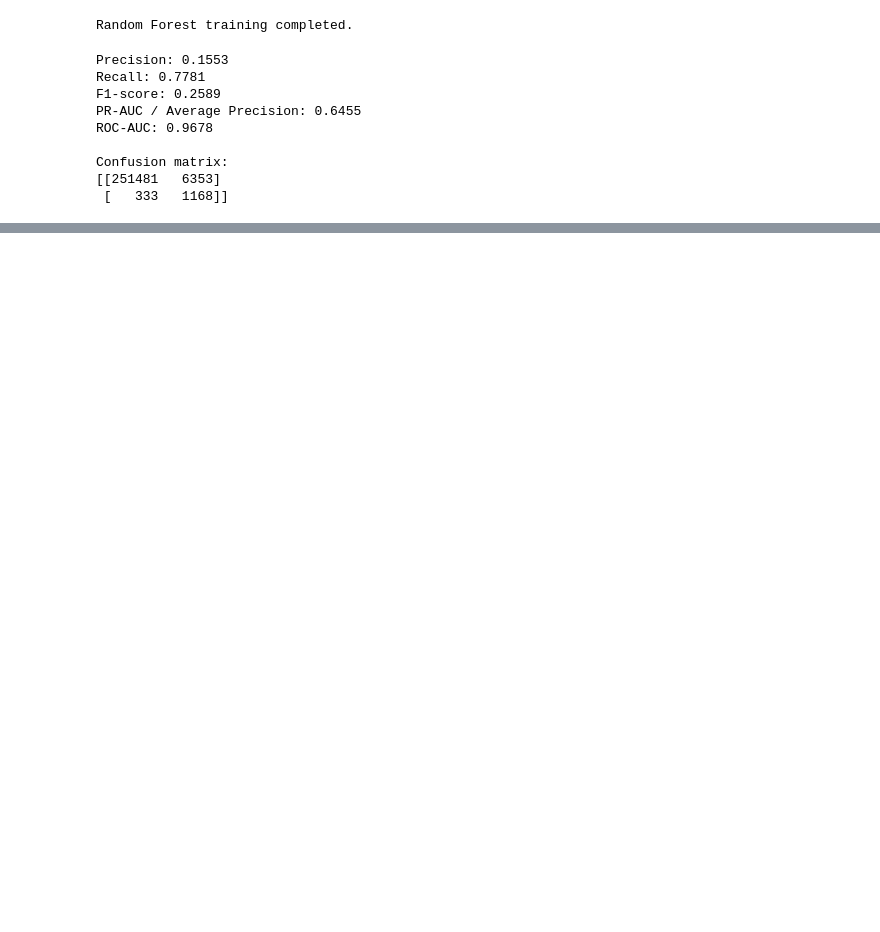
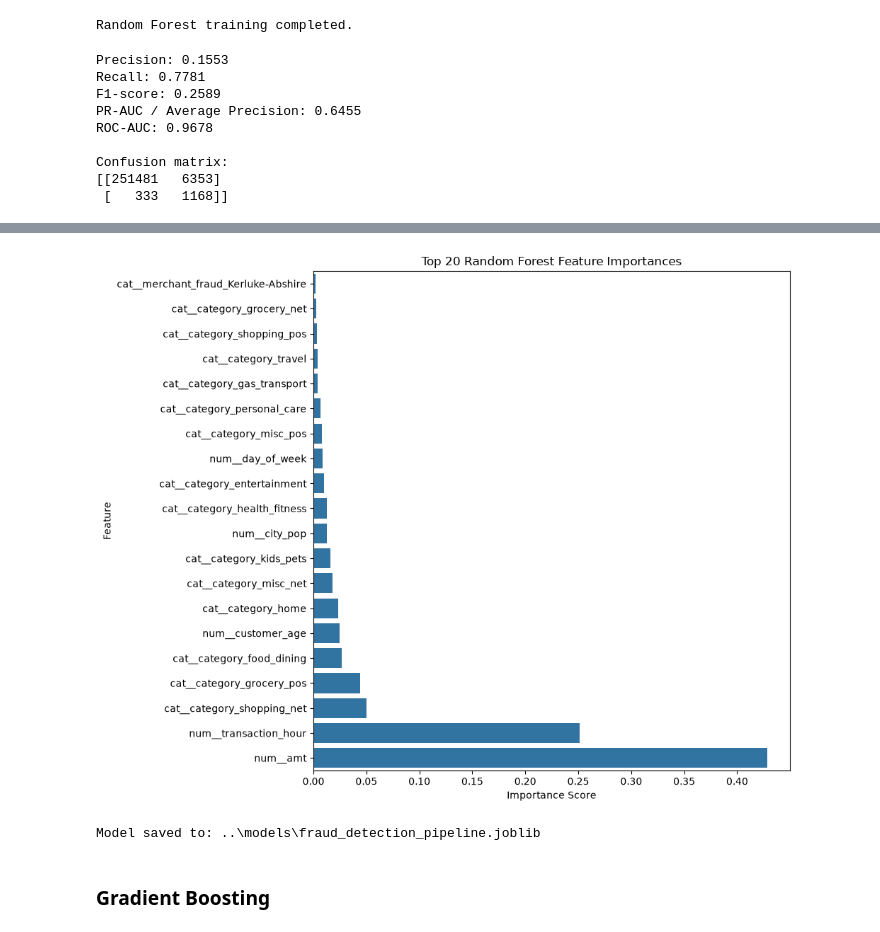
Before and after one commit to AyushNair30/Credit-card-fraud-detection, a Jupyter notebook: notebooks/2_feature_engineering.ipynb, the cells around one changed output, grey strips where cells are left out. Cells and saved outputs as stored; diff of their text form; code cells hidden in the pictures; blank space fills up the shorter version.

```diff
--- a/notebooks/2_feature_engineering.ipynb
+++ b/notebooks/2_feature_engineering.ipynb
@@ -488,0 +564,7 @@ Confusion matrix:
+# %%
+# Get the names of all features after preprocessing
+feature_names = preprocessor.get_feature_names_out()
+
+print("Number of processed features:", len(feature_names))
+print("\nFirst 20 feature names:")
+print(feature_names[:20])
@@ -488,0 +584,14 @@ Confusion matrix:
+# %%
+import pandas as pd
+
+feature_importance = pd.DataFrame({
+    "Feature": feature_names,
+    "Importance": rf_model.feature_importances_
+})
+
+feature_importance = feature_importance.sort_values(
+    by="Importance",
+    ascending=False
+).reset_index(drop=True)
+
+display(feature_importance.head(20))
@@ -488,0 +616,48 @@ Confusion matrix:
+# %%
+import matplotlib.pyplot as plt
+import seaborn as sns
+
+top_features = feature_importance.head(20).sort_values(
+    by="Importance",
+    ascending=True
+)
+
+plt.figure(figsize=(10, 8))
+
+sns.barplot(
+    data=top_features,
+    x="Importance",
+    y="Feature"
+)
+
+plt.title("Top 20 Random Forest Feature Importances")
+plt.xlabel("Importance Score")
+plt.ylabel("Feature")
+plt.tight_layout()
+plt.show()
+# %% [output]
+[figure, added]
+# %%
+import joblib
+from pathlib import Path
+from sklearn.pipeline import Pipeline
+
+# Combine the already-fitted preprocessor and trained model
+fraud_pipeline = Pipeline([
+    ("preprocessor", preprocessor),
+    ("classifier", rf_model)
+])
+
+# Create the models directory if it doesn't exist
+models_dir = Path("../models")
+models_dir.mkdir(parents=True, exist_ok=True)
+
+# Save the complete pipeline
+model_path = models_dir / "fraud_detection_pipeline.joblib"
+joblib.dump(fraud_pipeline, model_path)
+
+print("Model saved to:", model_path)
+# %% [output]
+Model saved to: ..\models\fraud_detection_pipeline.joblib
+# %% [markdown]
+### Gradient Boosting
```
Also changed, not shown: parts of 11 cells of this notebook.
